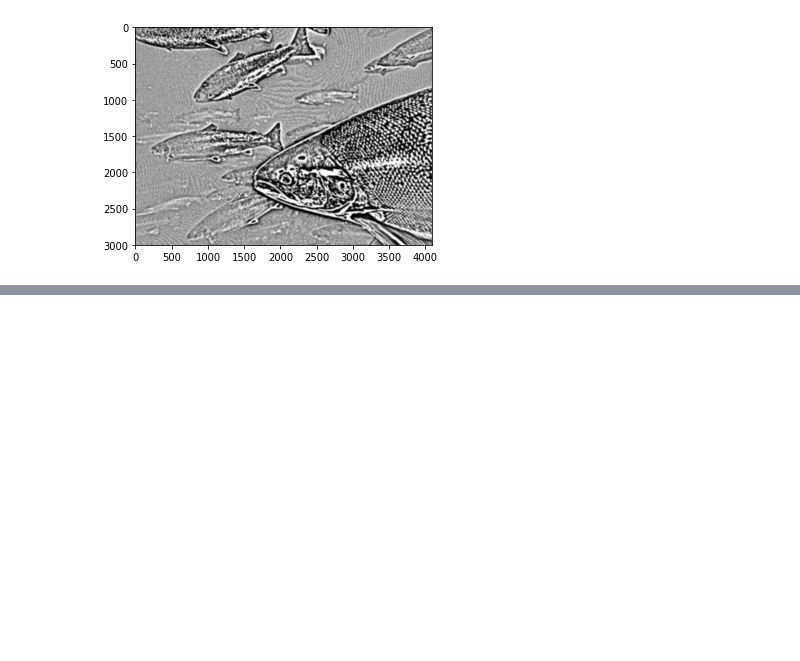
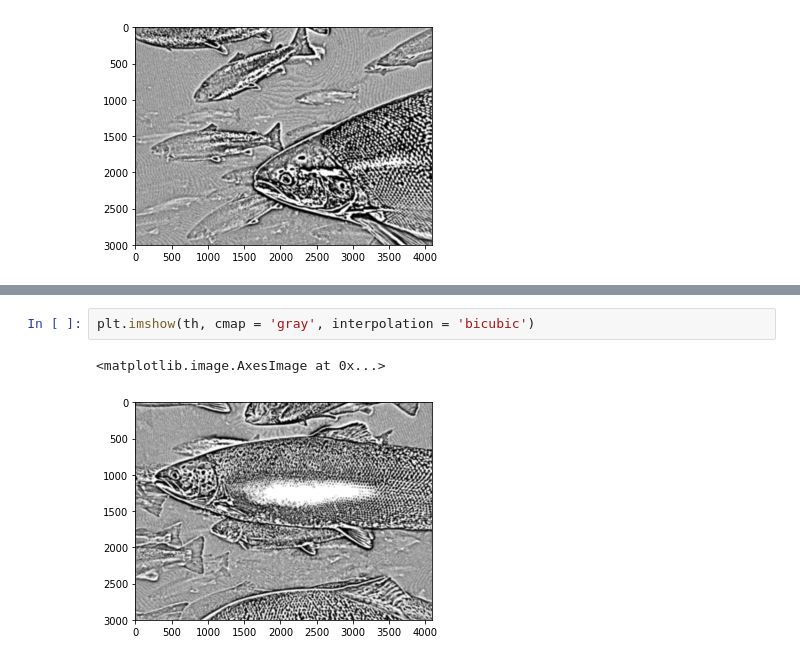
Before and after one commit to spnaik/FishinNet, a Jupyter notebook: Notebook/K_means_aq.ipynb, the cells around one changed output, grey strips where cells are left out. Cells and saved outputs as stored; diff of their text form; blank space fills up the shorter version.

```diff
--- a/Notebook/K_means_aq.ipynb
+++ b/Notebook/K_means_aq.ipynb
@@ -120,0 +135,5 @@ plt.imshow(th, cmap = 'gray', interpolation = 'bicubic')
+# %%
+plt.imshow(th, cmap = 'gray', interpolation = 'bicubic')
+# %% [output]
+<matplotlib.image.AxesImage at 0x...>
+[figure, added]
```
Also changed, not shown: parts of 4 cells of this notebook.
